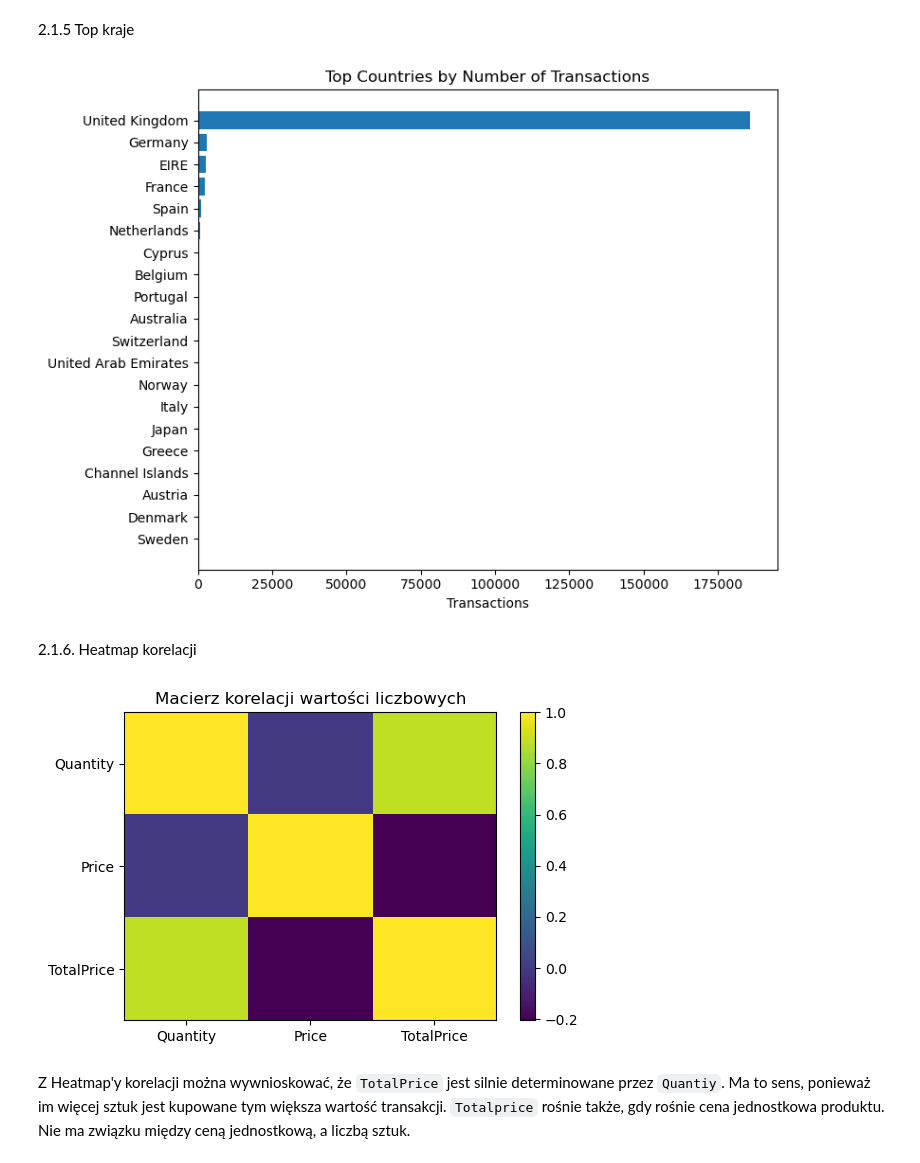
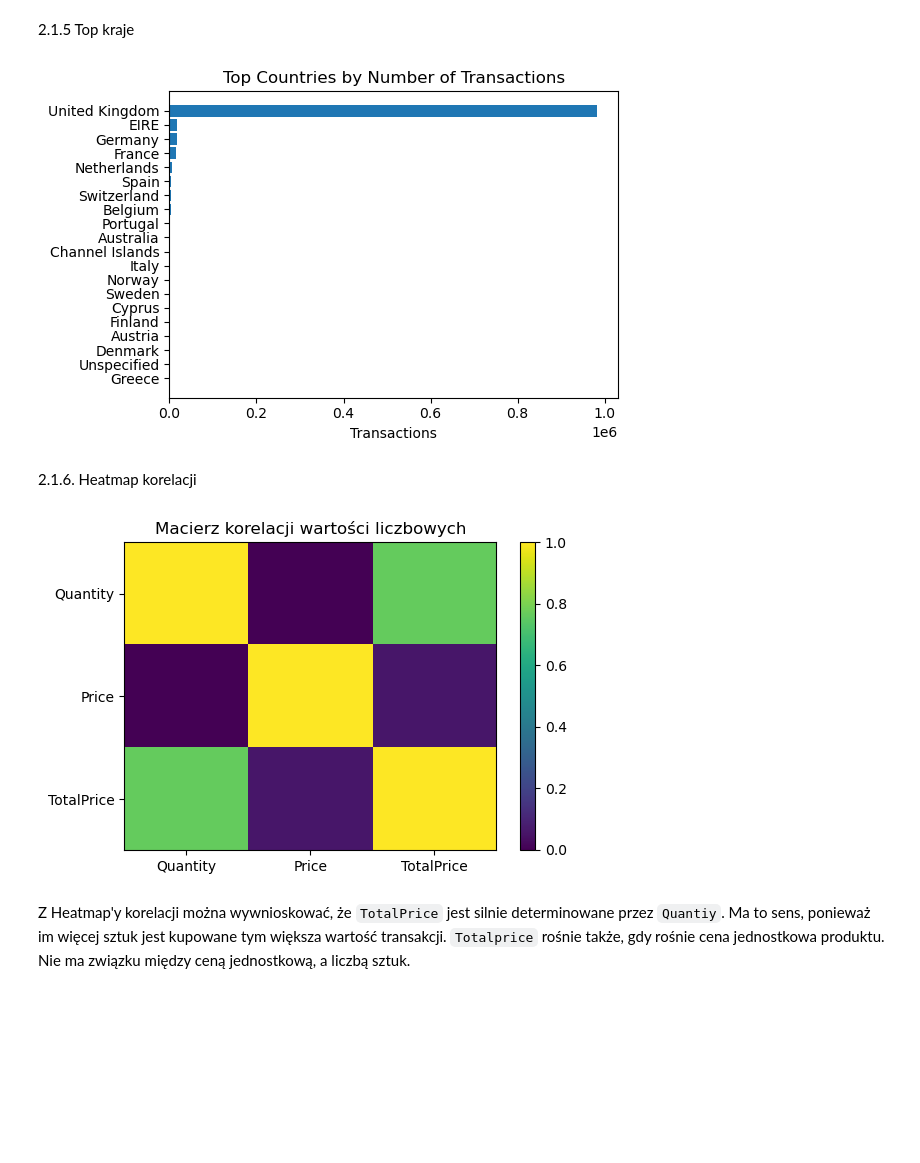
Before and after one commit to lukaszkortals/ML_Online_Retail_II, a Jupyter notebook: notebooks/project.ipynb, the cells around one changed output. Drawn from its saved outputs; the diff is of its cells as text; code cells hidden in the pictures; blank space fills up the shorter version.

```diff
--- a/notebooks/project.ipynb
+++ b/notebooks/project.ipynb
@@ -52,7 +52,7 @@ from src.Online_Retail_II.interpretation import (
     shap_summary
 )
 # %%
-df = load_df_from_kaggle(max_rows=100000)
+df = load_df_from_kaggle(max_rows=10000000)
 #df = Or2.load_local()
 df[COL_TOTAL_PRICE] = df[COL_QUANTITY] * df[COL_UNIT_PRICE]
 df.info()
@@ -202,14 +200,14 @@ W obu latach widoczne są wzrosty sprzedaży w czwartym kwartale, może być to
 # %%
 top_countries = df["Country"].value_counts().head(20)
 
-plt.figure(figsize=(8,6))
+plt.figure(figsize=(6,4))
 plt.barh(top_countries.index[::-1], top_countries.values[::-1])
 plt.title("Top Countries by Number of Transactions")
 plt.xlabel("Transactions")
 plt.tight_layout()
 plt.show()
 # %% [output]
-[figure, old version]
+[figure, new version]
 # %% [markdown]
 2.1.6. Heatmap korelacji
 # %%
@@ -223,7 +221,7 @@ plt.yticks(range(3), [COL_QUANTITY,COL_UNIT_PRICE,COL_TOTAL_PRICE])
 plt.title("Macierz korelacji wartości liczbowych")
 plt.show()
 # %% [output]
-[figure, old version]
+[figure, new version]
 # %% [markdown]
 Z Heatmap'y korelacji można wywnioskować, że `TotalPrice` jest silnie determinowane przez `Quantiy`. Ma to sens, ponieważ im więcej sztuk jest kupowane tym większa wartość transakcji. `Totalprice` rośnie także, gdy rośnie cena jednostkowa produktu. Nie ma związku między ceną jednostkową, a liczbą sztuk.
 # %% [markdown]
```
Also changed, not shown: parts of 20 cells of this notebook.
